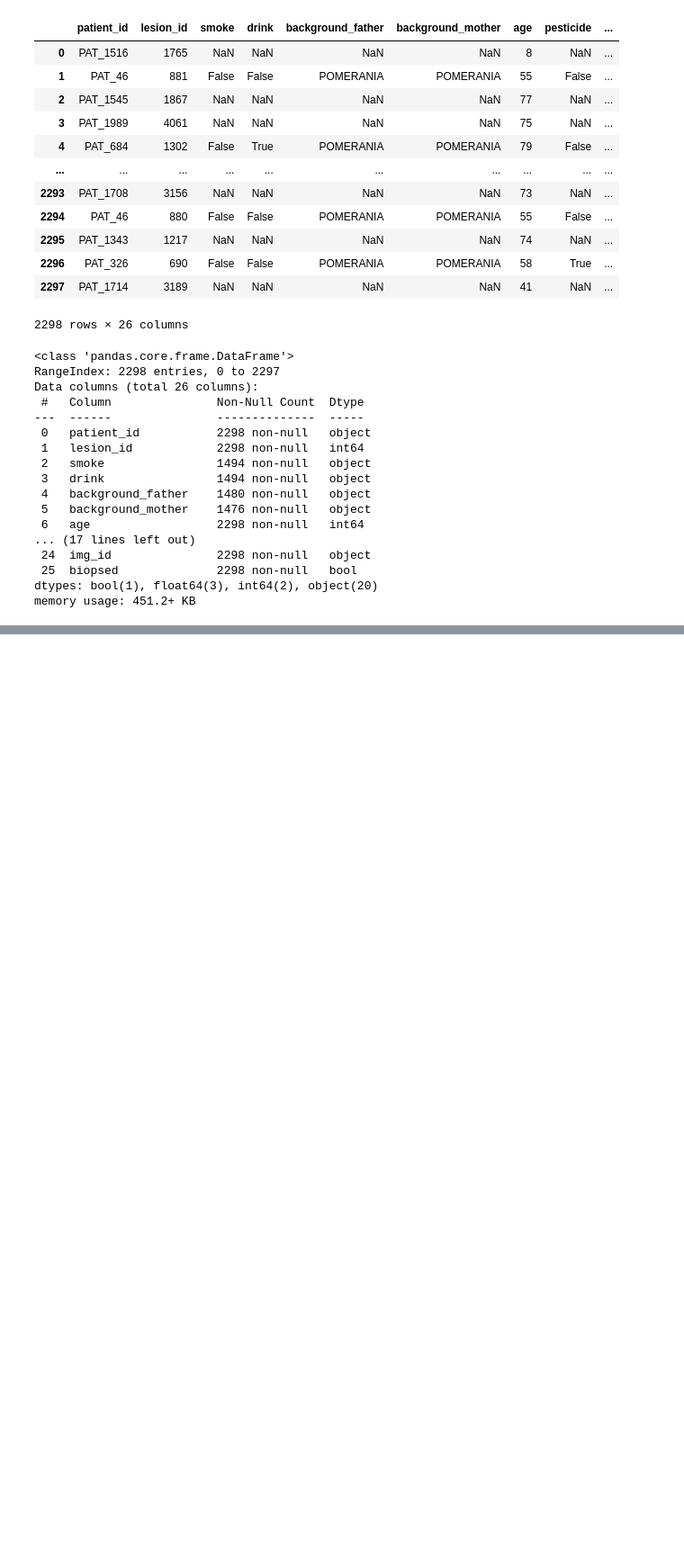
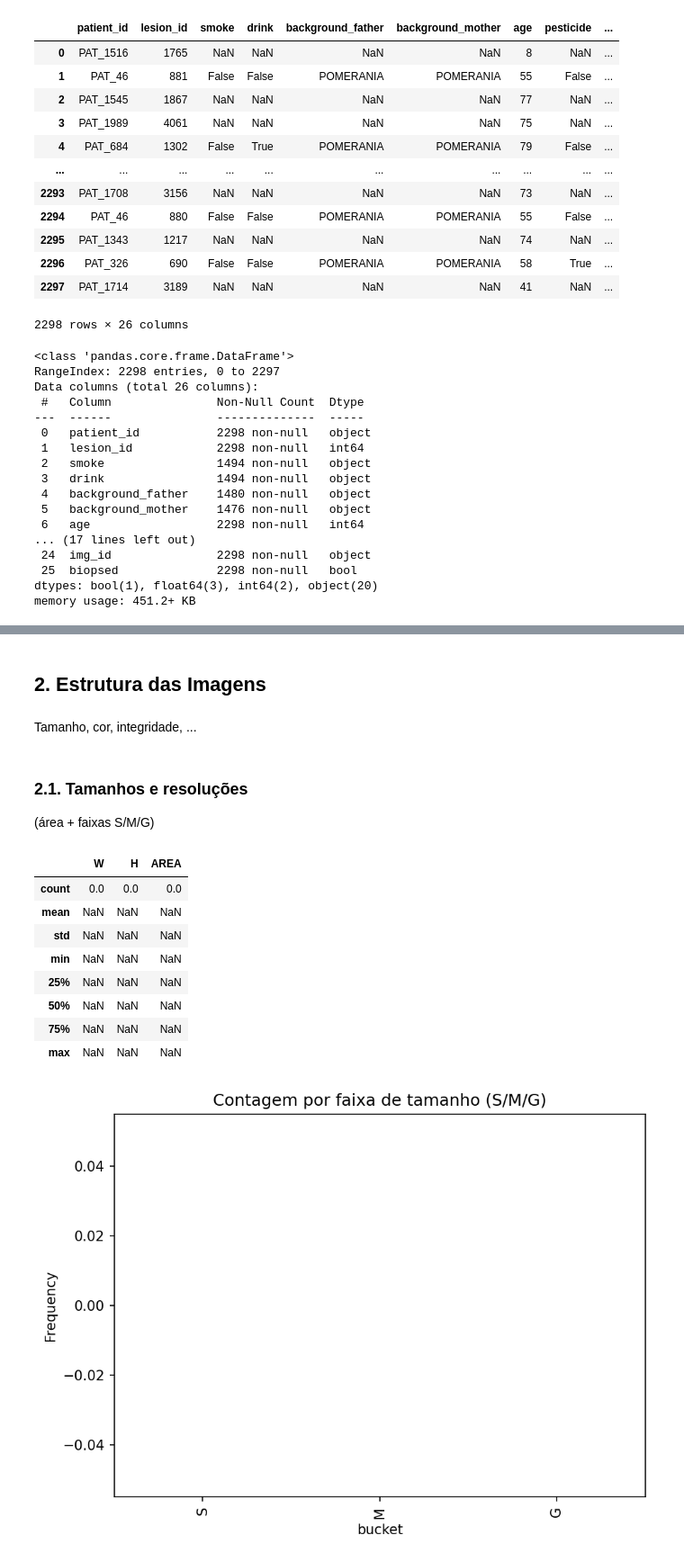
Before and after one commit to MariSegato/UFES-postgraduate-data-science-final-project, a Jupyter notebook: notebooks/dataset.ipynb, the cells around one changed output, grey strips where cells are left out. Shown at 90% size. Saved outputs shown, nothing was run; the diff lists cells and outputs as text; code cells hidden in the pictures; blank space fills up the shorter version.

```diff
--- a/notebooks/dataset.ipynb
+++ b/notebooks/dataset.ipynb
@@ -65,0 +188,48 @@ display(img)
+# %% [markdown]
+## 2. Estrutura das Imagens
+# %% [markdown]
+Tamanho, cor, integridade, ...
+# %% [markdown]
+### 2.1. Tamanhos e resoluções
+
+(área + faixas S/M/G)
+# %%
+dims = []
+for iid in tqdm(df["img_id"], desc="Lendo dimensões"):
+    p = img_path(iid)
+    try:
+        with Image.open(p) as im:
+            w,h = im.size
+            dims.append((w,h,w*h))
+    except Exception:
+        dims.append((np.nan,np.nan,np.nan))
+
+dims_df = pd.DataFrame(dims, columns=["W","H","AREA"]).dropna()
+display(dims_df.describe(percentiles=[.25,.5,.75]))
+
+# histograma da área
+plt.figure()
+dims_df["AREA"].plot(kind="hist", bins=30)
+plt.title("Distribuição da área (px²)")
+plt.xlabel("área em pixels^2")
+plt.tight_layout(); plt.savefig("figures/02_area_hist.png")
+
+# bucketização S/M/G por tercis de área (ajuste se preferir limiares manuais)
+q1, q2 = dims_df["AREA"].quantile([.33,.66])
+def bucket(a):
+    return "S" if a<=q1 else ("M" if a<=q2 else "G")
+dims_df["bucket"] = dims_df["AREA"].apply(bucket)
+dims_df["bucket"].value_counts().reindex(["S","M","G"]).plot(kind="bar")
+plt.title("Contagem por faixa de tamanho (S/M/G)")
+plt.tight_layout(); plt.savefig("figures/02_bucket_bar.png")
+# %% [output]
+|  | W | H | AREA |
+| count | 0.0 | 0.0 | 0.0 |
+| mean | NaN | NaN | NaN |
+| std | NaN | NaN | NaN |
+| min | NaN | NaN | NaN |
+| 25% | NaN | NaN | NaN |
+| 50% | NaN | NaN | NaN |
+| 75% | NaN | NaN | NaN |
+| max | NaN | NaN | NaN |
+[figure, added]
```
Also changed, not shown: parts of 34 cells of this notebook.
